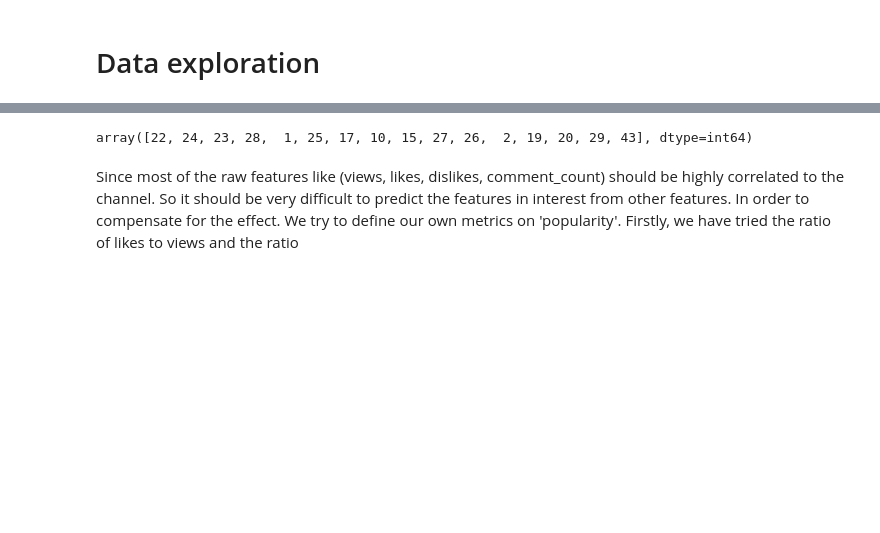
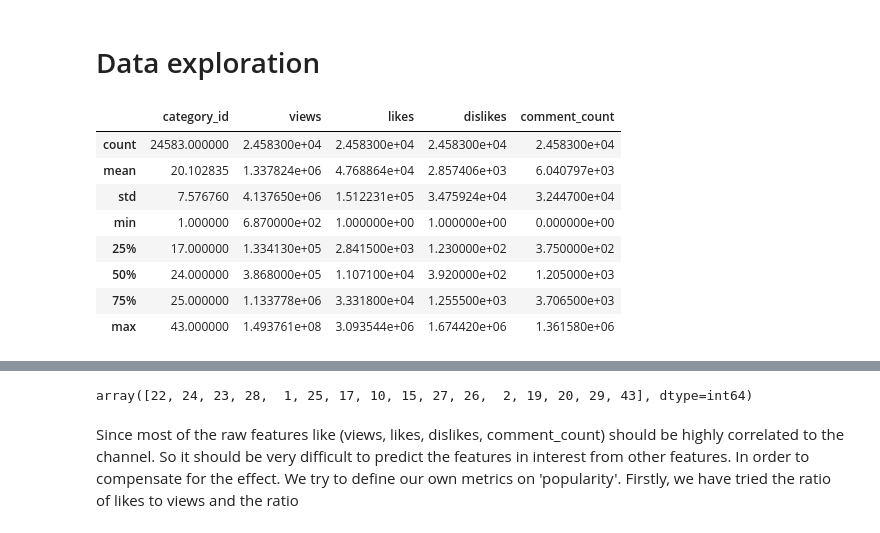
Before and after one commit to lotszfung3/ml_project, a Jupyter notebook: simple.ipynb, the cells around one changed output, grey strips where cells are left out. Drawn from its saved outputs; the diff is of its cells as text; code cells hidden in the pictures; blank space fills up the shorter version.

```diff
--- a/simple.ipynb
+++ b/simple.ipynb
@@ -14,6 +14,18 @@ df=pd.read_csv('./USvideos.csv',sep=',')
 # %%
 df=df[df.dislikes > 0]
 df=df[df.likes > 0]
+# %%
+df.describe()
+# %% [output]
+|  | category_id | views | likes | dislikes | comment_count |
+| count | 24583.000000 | 2.458300e+04 | 2.458300e+04 | 2.458300e+04 | 2.458300e+04 |
+| mean | 20.102835 | 1.337824e+06 | 4.768864e+04 | 2.857406e+03 | 6.040797e+03 |
+| std | 7.576760 | 4.137650e+06 | 1.512231e+05 | 3.475924e+04 | 3.244700e+04 |
+| min | 1.000000 | 6.870000e+02 | 1.000000e+00 | 1.000000e+00 | 0.000000e+00 |
+| 25% | 17.000000 | 1.334130e+05 | 2.841500e+03 | 1.230000e+02 | 3.750000e+02 |
+| 50% | 24.000000 | 3.868000e+05 | 1.107100e+04 | 3.920000e+02 | 1.205000e+03 |
+| 75% | 25.000000 | 1.133778e+06 | 3.331800e+04 | 1.255500e+03 | 3.706500e+03 |
+| max | 43.000000 | 1.493761e+08 | 3.093544e+06 | 1.674420e+06 | 1.361580e+06 |
 # %%
 df.head()
 # %% [output]
```
Also changed, not shown: parts of 5 cells of this notebook, 1 other file.
